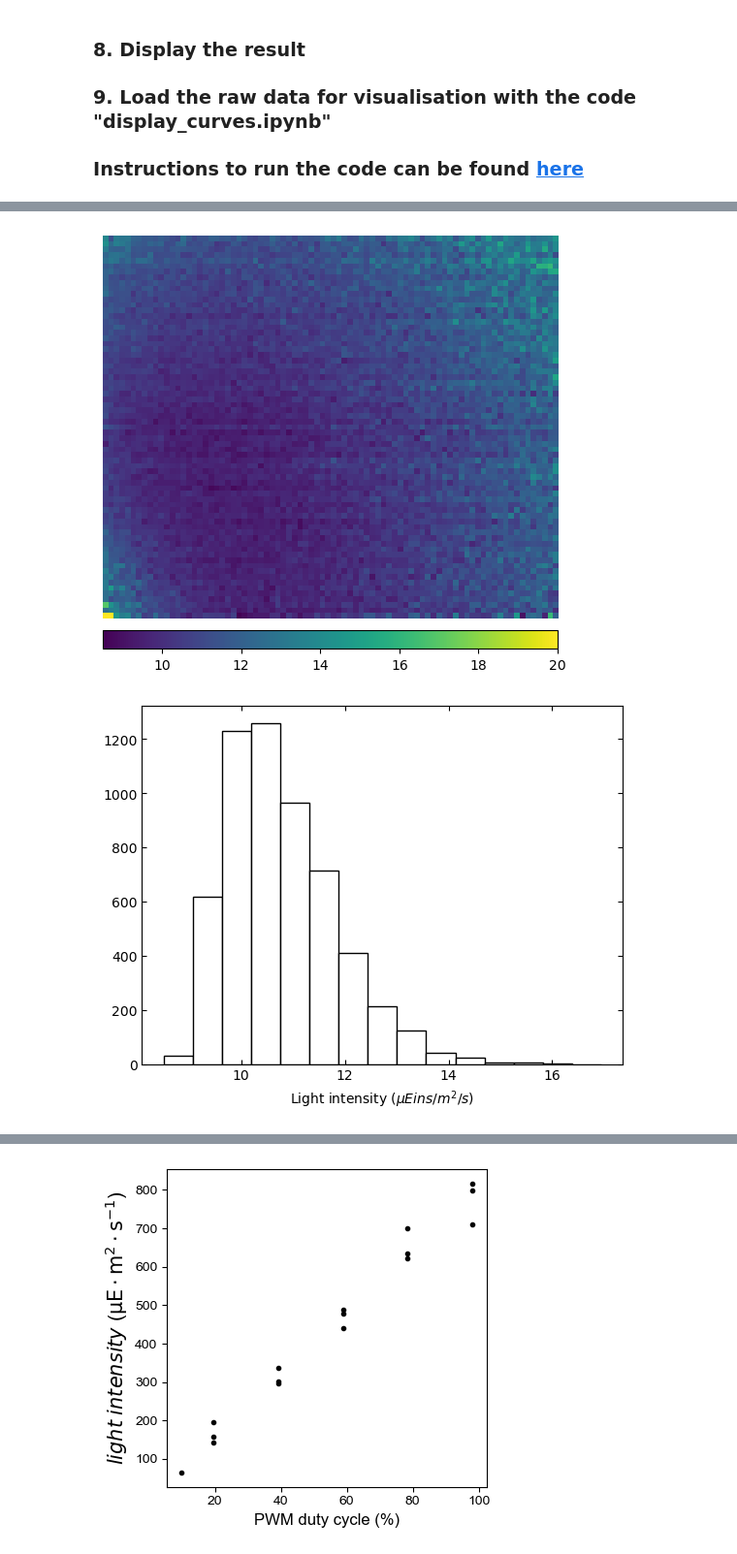
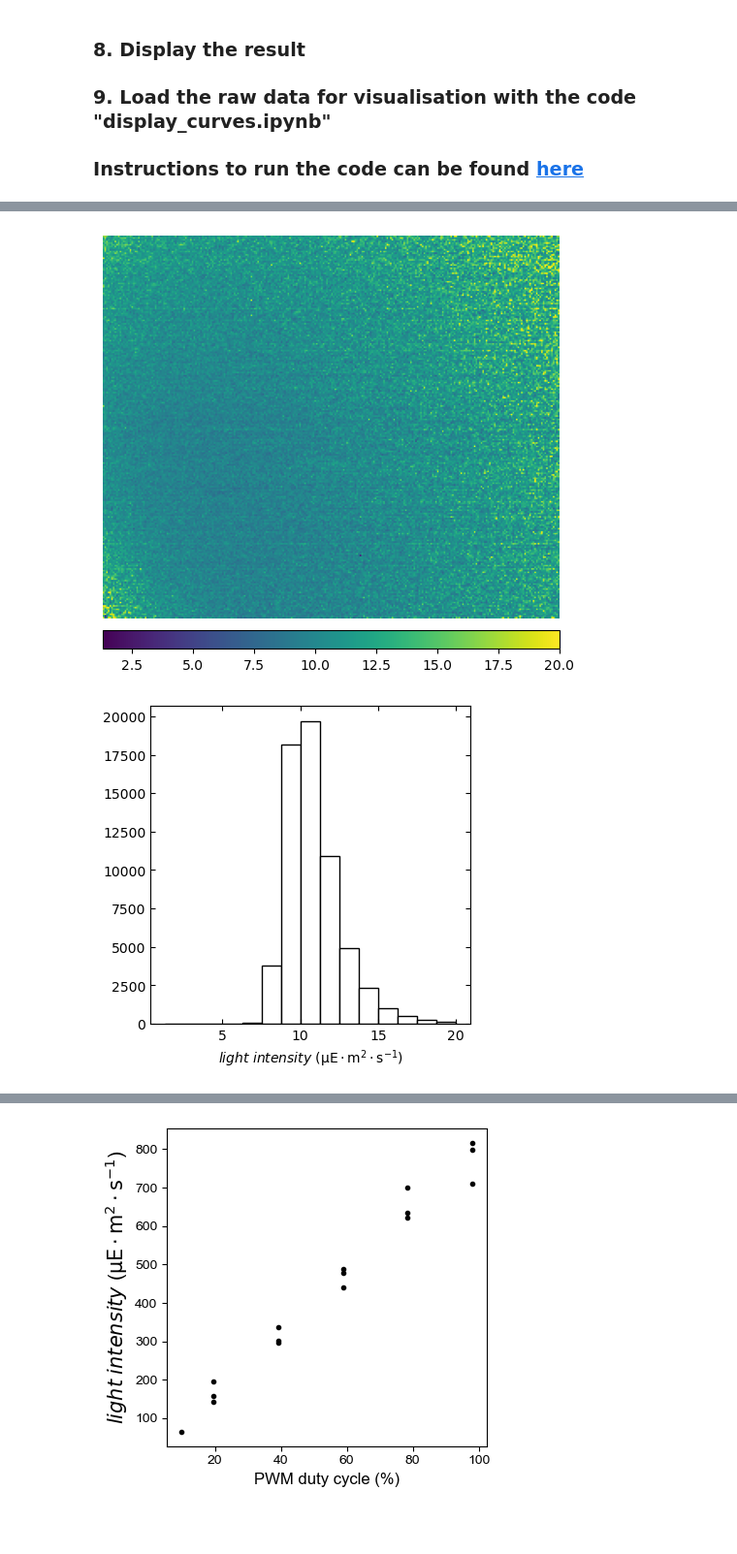
Before and after one commit to Alienor134/CSL-forge, a Jupyter notebook: CSL-analysis/Dronpa2_video_UC2.ipynb, the cells around one changed output, grey strips where cells are left out. Shown at 97% size. Drawn from its saved outputs; the diff is of its cells as text; code cells hidden in the pictures; blank space fills up the shorter version.

```diff
--- a/CSL-analysis/Dronpa2_video_UC2.ipynb
+++ b/CSL-analysis/Dronpa2_video_UC2.ipynb
@@ -87,7 +87,7 @@ frames = video[slices>np.quantile(slices, 0.8)]
 frame_ref = np.mean(frames, axis =0)
 plt.imshow(frame_ref)
 
-D = 10
+D = 3
 D_image = downscale_local_mean(frame_ref, (D,D))
 
 #downscaling
@@ -156,24 +156,24 @@ tau_lists = Parallel(n_jobs = -1 )(parallel_tau(to_evaluate[start:stop,i], timin
 # %%
 tau_480 = np.array(tau_lists)
 tau_480_map = np.zeros(mask.shape)
 tau_480_map[mask] = tau_480
 
 
 I_480 = 1e6*(1/tau_480 - tau_relax)/sigma_480
 I_480_map = np.zeros(mask.shape)
 I_480_map[mask] = I_480
 
 np.save(save_folder + "/I_480_map.npy", I_480_map)
 
 plt.rcParams['image.cmap'] = 'viridis'
 dd, uu = plot_map(tau_480, tau_480_map, save_folder + "/tau_480_map_B", limits = (0,20))
 
 
 plt.rcParams['image.cmap'] = 'Blues_r'
-I, dis = plot_map(I_480, I_480_map, save_folder + "/I_480_map_B" + extension, limits = (0, 2000))
+I, dis = plot_map(I_480, I_480_map, save_folder + "/I_480_map_B" + extension, limits = (0, 800))
 
 np.save(save_folder + "/video_2D.npy", video_2D[start:stop])
 np.save(save_folder + "/framerate.npy", framerate)
 # %% [output]
-[figure, old version]
+[figure, new version]
-[figure, old version]
+[figure, new version]
```
Also changed, not shown: parts of 5 cells of this notebook, 14 other files.
